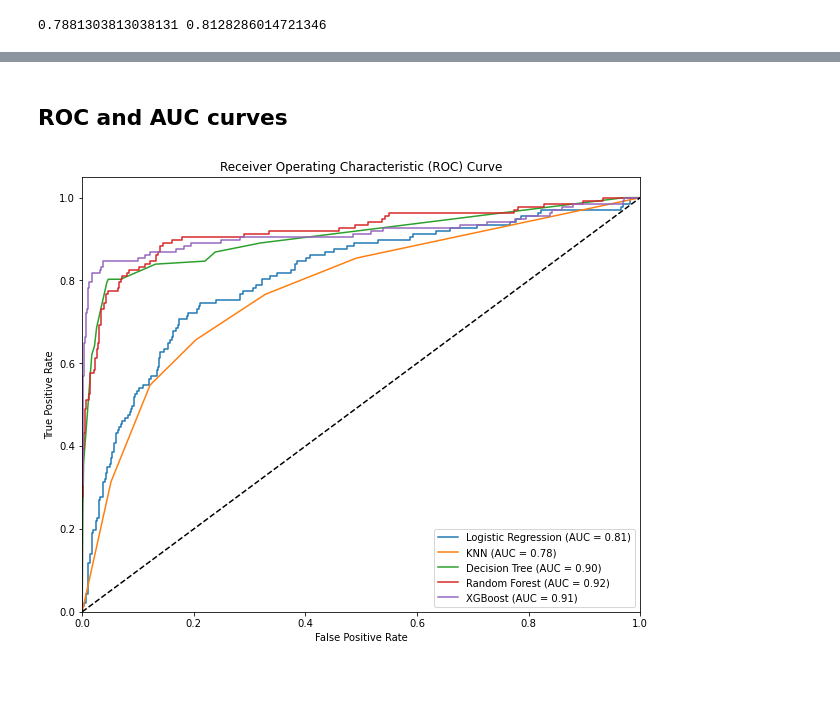
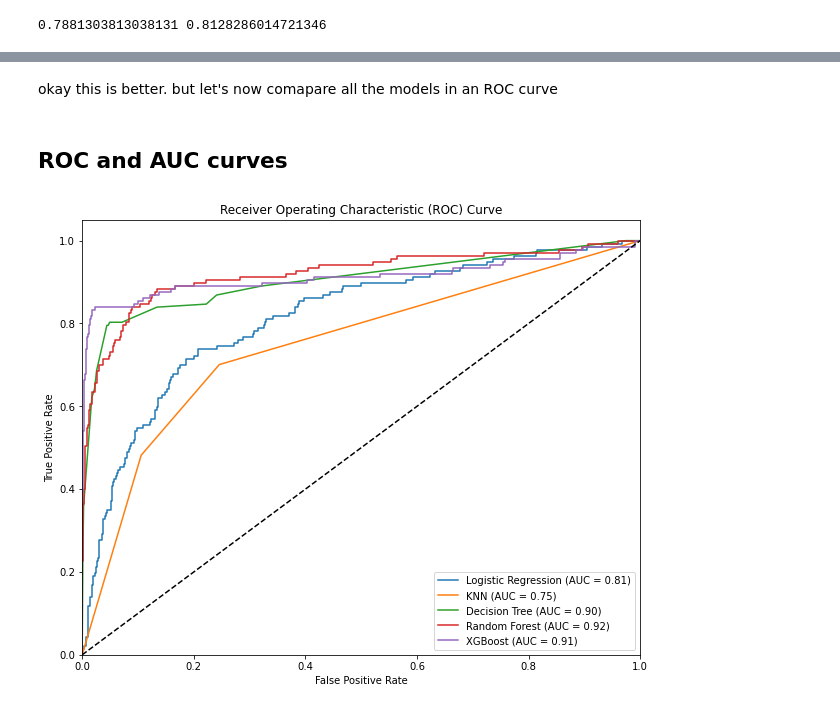
Before and after one commit to Sandrakiptumm/Phase-3-project, a Jupyter notebook: index.ipynb, the cells around one changed output, grey strips where cells are left out. Cells and saved outputs as stored; diff of their text form; code cells hidden in the pictures; blank space fills up the shorter version.

Commit message:
finalised models

```diff
--- a/index.ipynb
+++ b/index.ipynb
@@ -761,0 +645,3 @@ XGBClassifier(base_score=0.5, booster='gbtree', colsample_bylevel=1,
+# %%
+knn_final = KNeighborsClassifier(n_neighbors=2)
+model_report(knn_final, X_train_resampled, y_train_resampled, X_test, y_test, model_results, "KNN_final")
@@ -761,0 +685,3 @@ XGBClassifier(base_score=0.5, booster='gbtree', colsample_bylevel=1,
+# %%
+dt_clf_final = DecisionTreeClassifier(random_state=123, criterion="gini",max_depth=5, max_features=60)
+model_report(dt_clf_final, X_train_resampled, y_train_resampled, X_test, y_test, model_results, "Decision Tree")
@@ -761,0 +722,4 @@ XGBClassifier(base_score=0.5, booster='gbtree', colsample_bylevel=1,
+# %%
+# Generate Report
+rf_clf_final = RandomForestClassifier(random_state=77, criterion= "gini", min_samples_leaf=5, n_estimators=50)
+model_report(rf_clf_final, X_train_resampled, y_train_resampled, X_test, y_test, model_results, "Random Forest")
@@ -761,0 +781,3 @@ XGBClassifier(base_score=0.5, booster='gbtree', colsample_bylevel=1,
+# %%
+# Create Model Instance
+xgbc_clf = XGBClassifier(random_state=34,learning_rate = 0.1, max_depth = 7, n_estimators= 500, reg_alpha = 0.1, reg_lambda = 0.1)
@@ -762,46 +811,47 @@ XGBClassifier(base_score=0.5, booster='gbtree', colsample_bylevel=1,
+# %% [markdown]
+okay this is better. but let's now comapare all the models in an ROC curve
 # %% [markdown]
 ## ROC and AUC curves
 # %%
-# Assuming X_test and y_test are already defined
 # Calculate predicted probabilities
-y_prob_baseline = baseline_model.predict_proba(X_test)[:, 1]
-y_prob_knn = knn.predict_proba(X_test)[:, 1]
-y_prob_dt = dt_clf_final.predict_proba(X_test)[:, 1]
-y_prob_rf = rf_clf_final.predict_proba(X_test)[:, 1]
-y_prob_xgb = xgbc_clf.predict_proba(X_test)[:, 1]
+y_prob_log_regularised = log_regularised.predict_proba(X_test)[:, 1]
+y_prob_knn_final = knn_final.predict_proba(X_test)[:, 1]
+y_prob_dt_final = dt_clf_final.predict_proba(X_test)[:, 1]
+y_prob_rf_final = rf_clf_final.predict_proba(X_test)[:, 1]
+y_prob_xgb_clf = xgbc_clf.predict_proba(X_test)[:, 1]
 
 # Calculate ROC curves and AUC scores
-fpr_baseline, tpr_baseline, _ = roc_curve(y_test, y_prob_baseline)
-roc_auc_baseline = auc(fpr_baseline, tpr_baseline)
+fpr_log_regularised, tpr_log_regularised, _ = roc_curve(y_test, y_prob_log_regularised)
+roc_auc_log_regularised = auc(fpr_log_regularised, tpr_log_regularised)
 
-fpr_knn, tpr_knn, _ = roc_curve(y_test, y_prob_knn)
-roc_auc_knn = auc(fpr_knn, tpr_knn)
+fpr_knn_final, tpr_knn_final, _ = roc_curve(y_test, y_prob_knn_final)
+roc_auc_knn_final = auc(fpr_knn_final, tpr_knn_final)
 
-fpr_dt, tpr_dt, _ = roc_curve(y_test, y_prob_dt)
-roc_auc_dt = auc(fpr_dt, tpr_dt)
+fpr_dt_final, tpr_dt_final, _ = roc_curve(y_test, y_prob_dt_final)
+roc_auc_dt_final = auc(fpr_dt_final, tpr_dt_final)
 
-fpr_rf, tpr_rf, _ = roc_curve(y_test, y_prob_rf)
-roc_auc_rf = auc(fpr_rf, tpr_rf)
+fpr_rf_final, tpr_rf_final, _ = roc_curve(y_test, y_prob_rf_final)
+roc_auc_rf_final = auc(fpr_rf_final, tpr_rf_final)
 
-fpr_xgb, tpr_xgb, _ = roc_curve(y_test, y_prob_xgb)
-roc_auc_xgb = auc(fpr_xgb, tpr_xgb)
+fpr_xgb_clf, tpr_xgb_clf, _ = roc_curve(y_test, y_prob_xgb_clf)
+roc_auc_xgb_clf = auc(fpr_xgb_clf, tpr_xgb_clf)
 
 # Plot ROC curves
 plt.figure(figsize=(10, 8))
 
-plt.plot(fpr_baseline, tpr_baseline, label=f'Logistic Regression (AUC = {roc_auc_baseline:.2f})')
-plt.plot(fpr_knn, tpr_knn, label=f'KNN (AUC = {roc_auc_knn:.2f})')
-plt.plot(fpr_dt, tpr_dt, label=f'Decision Tree (AUC = {roc_auc_dt:.2f})')
-plt.plot(fpr_rf, tpr_rf, label=f'Random Forest (AUC = {roc_auc_rf:.2f})')
-plt.plot(fpr_xgb, tpr_xgb, label=f'XGBoost (AUC = {roc_auc_xgb:.2f})')
+plt.plot(fpr_log_regularised, tpr_log_regularised, label="Logistic Regression (AUC = {:.2f})".format(roc_auc_log_regularised))
+plt.plot(fpr_knn_final, tpr_knn_final, label="KNN (AUC = {:.2f})".format(roc_auc_knn_final))
+plt.plot(fpr_dt_final, tpr_dt_final, label="Decision Tree (AUC = {:.2f})".format(roc_auc_dt_final))
+plt.plot(fpr_rf_final, tpr_rf_final, label="Random Forest (AUC = {:.2f})".format(roc_auc_rf_final))
+plt.plot(fpr_xgb_clf, tpr_xgb_clf, label="XGBoost (AUC = {:.2f})".format(roc_auc_xgb_clf))
 
 plt.plot([0, 1], [0, 1], 'k--')
 plt.xlim([0.0, 1.0])
 plt.ylim([0.0, 1.05])
-plt.xlabel('False Positive Rate')
-plt.ylabel('True Positive Rate')
-plt.title('Receiver Operating Characteristic (ROC) Curve')
+plt.xlabel("False Positive Rate")
+plt.ylabel("True Positive Rate")
+plt.title("Receiver Operating Characteristic (ROC) Curve")
 plt.legend(loc="lower right")
 plt.show()
 # %% [output]
-[figure, old version]
+[figure, new version]
```
Also changed, not shown: parts of 74 cells of this notebook.
